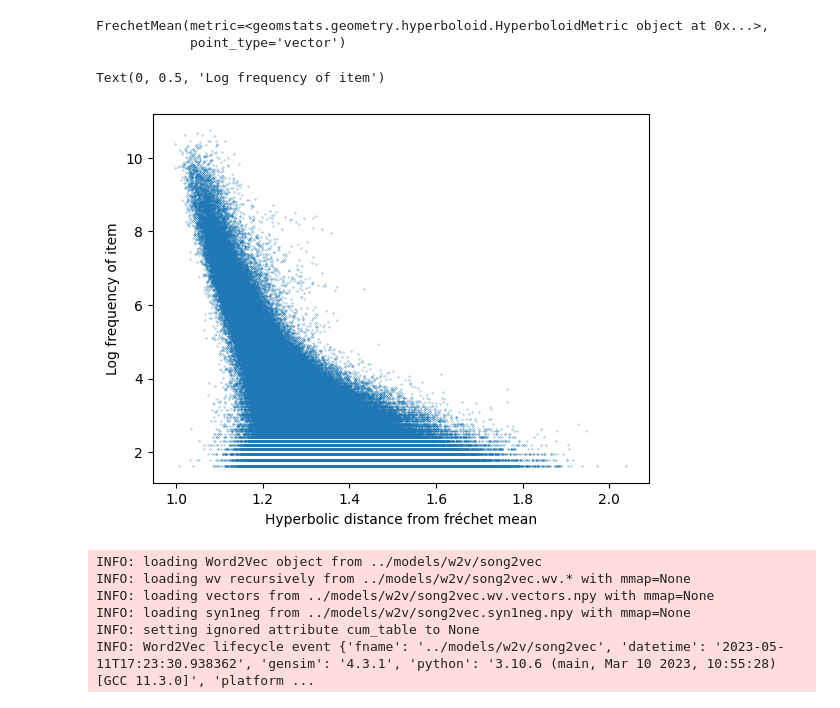
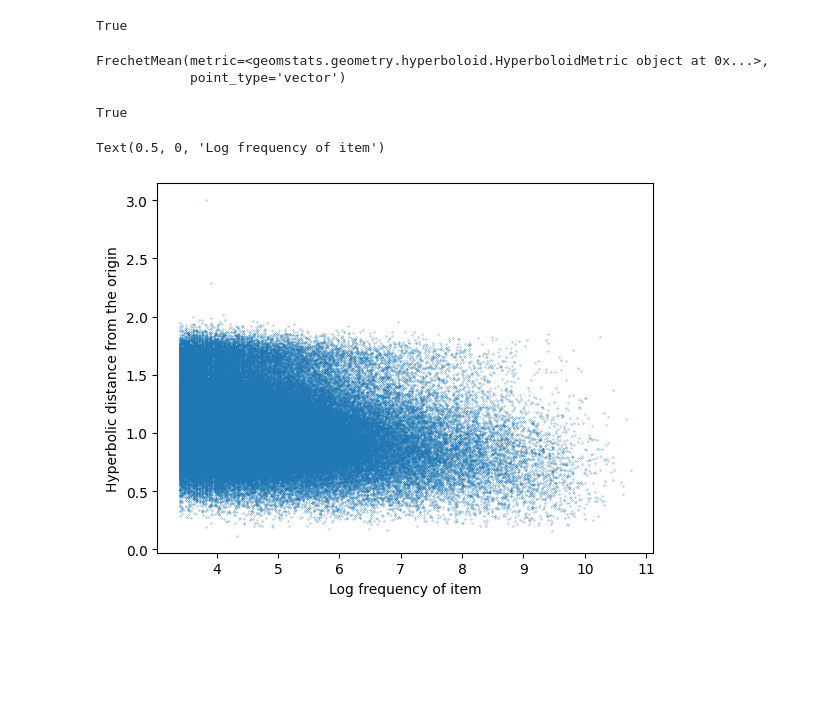
Before and after one commit to ricsi98/million-playlists, a Jupyter notebook: notebooks/HyperbolicEval.ipynb, the cells around one changed output. Saved outputs shown, nothing was run; the diff lists cells and outputs as text; code cells hidden in the pictures; blank space fills up the shorter version.

```diff
--- a/notebooks/HyperbolicEval.ipynb
+++ b/notebooks/HyperbolicEval.ipynb
@@ -10,0 +16,8 @@ song2ids = json.load(open("../models/hyperbolic/song2idx.json"))
+# %%
+NUM_EMBEDDING = len(idx2song)
+print(NUM_EMBEDDING)
+EMBEDDING_DIM = 16
+
+manifold = geoopt.manifolds.Lorentz()
+model = ManifoldSkipGram(manifold, NUM_EMBEDDING, EMBEDDING_DIM, similarity="distance")
+model.load_state_dict(torch.load("../models/lorentz/model.pt"))
@@ -17,5 +32,10 @@ INFO: Using numpy backend
 # %%
-manifold = Hyperboloid(dim=weights.shape[1]-1)
+weights = model.encoder.w.detach().numpy()
+manifold = Hyperboloid(dim=weights.shape[-1]-1)
+# %%
+geomstats.backend.all(manifold.belongs(weights))
+# %% [output]
+True
 # %%
 mean = FrechetMean(metric=manifold.metric)
 mean.fit(weights)
@@ -26,15 +46,22 @@ FrechetMean(metric=<geomstats.geometry.hyperboloid.HyperboloidMetric object at 0
 tpca = TangentPCA(metric=manifold.metric, n_components=2)
 tpca.fit(weights, base_point=mean.estimate_)
 projected = tpca.transform(weights)
+# %%
+pole = np.array([1] + [0] * 15)
+manifold.belongs(pole)
+# %% [output]
+True
 # %%
-distances = manifold.metric.dist(mean.estimate_, weights)
+#distances = manifold.metric.dist(mean.estimate_, weights)
+distances = manifold.metric.dist(pole, weights)
 # %%
 import matplotlib.pyplot as plt
-freqs = json.load(open("../data/frequencies.json"))
-colors = np.log([freqs[id_] for id_ in song2ids.keys()])
-plt.scatter(distances, colors, s=0.05)
-plt.xlabel("Hyperbolic distance from fréchet mean")
-plt.ylabel("Log frequency of item")
+freqs = json.load(open("../models/hyperbolic/frequencies.json"))
+freqs = {int(k): v for k,v in freqs.items()}
+colors = np.log([freqs[id_] for id_ in song2idx.values()])
+plt.scatter(colors, distances, s=0.05)
+plt.ylabel("Hyperbolic distance from the origin")
+plt.xlabel("Log frequency of item")
 # %% [output]
-Text(0, 0.5, 'Log frequency of item')
+Text(0.5, 0, 'Log frequency of item')
-[figure, old version]
+[figure, new version]
@@ -47,39 +67,0 @@ from models.transformer.model import TransformerModel
-# %%
-PAD_TOKEN = 0
-
-MODEL_PATH = "../models/song2vec"
-DATA_PATH ="../data"
-
-NHEADS = 4
-NLAYERS = 2
-DROPOUT = .2
-DHIDDEN = 256
-
-SEQLEN = 75
-PPF = 50000
-
-BATCH_SIZE = 48
-
-def load_transformer(nheads, nlayers, dhidden, model_path, embeddings_path):
-    wv = Word2Vec.load(embeddings_path).wv
-    dim = wv.vectors.shape[1]
-    # TODO save padding vector
-    embeddings = np.concatenate((np.random.normal(size=(1, dim)), wv.vectors), axis=0) * 0
-    transformer = TransformerModel(
-        embeddings=torch.tensor(embeddings),
-        nhead=NHEADS,
-        nlayers=NLAYERS,
-        dropout=DROPOUT,
-        d_hid=DHIDDEN
-    )
-    transformer.load_state_dict(torch.load(model_path, map_location="cpu"))
-    return transformer, wv.key_to_index
-
-tf, s2i = load_transformer(NHEADS, NLAYERS, DHIDDEN, "../models/transformer/transformer_model.pt", "../models/w2v/song2vec")
-# %% [output]
-INFO: loading Word2Vec object from ../models/w2v/song2vec
-INFO: loading wv recursively from ../models/w2v/song2vec.wv.* with mmap=None
-INFO: loading vectors from ../models/w2v/song2vec.wv.vectors.npy with mmap=None
-INFO: loading syn1neg from ../models/w2v/song2vec.syn1neg.npy with mmap=None
-INFO: setting ignored attribute cum_table to None
-INFO: Word2Vec lifecycle event {'fname': '../models/w2v/song2vec', 'datetime': '2023-05-11T17:23:30.938362', 'gensim': '4.3.1', 'python': '3.10.6 (main, Mar 10 2023, 10:55:28) [GCC 11.3.0]', 'platform ...
```
Also changed, not shown: parts of 25 cells of this notebook.
